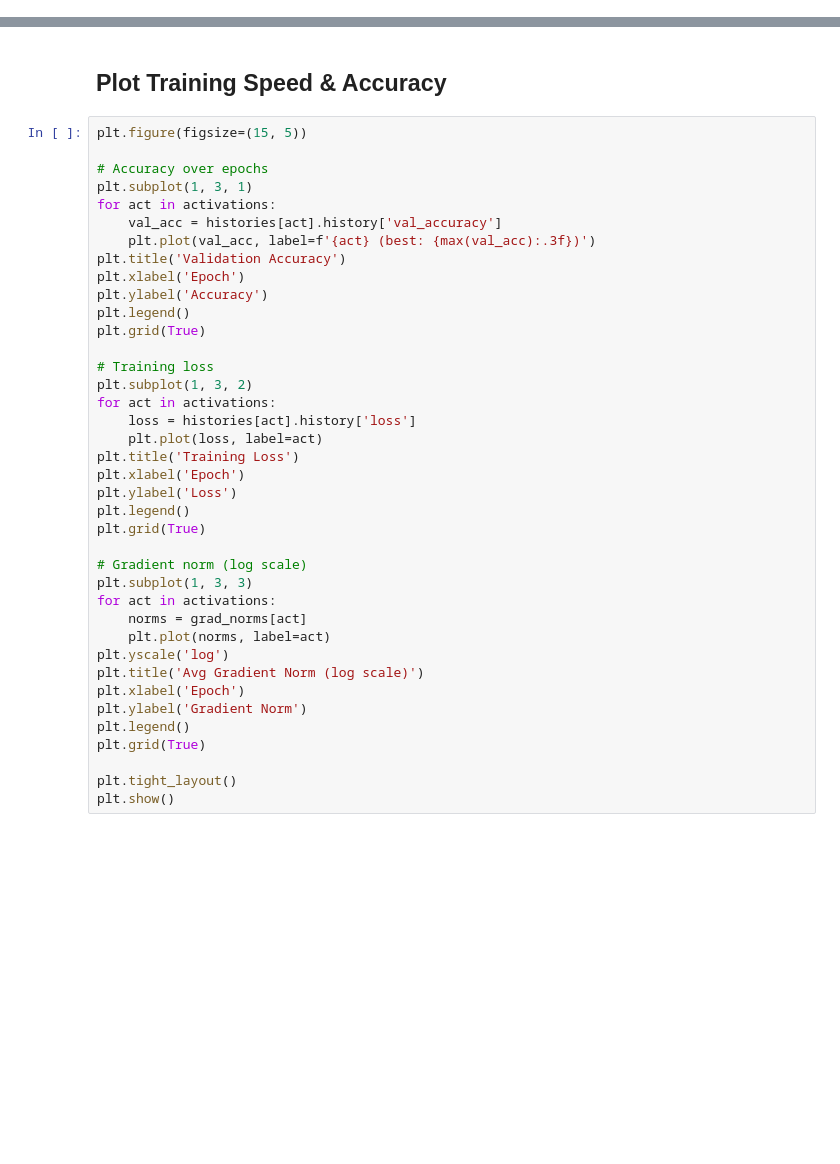
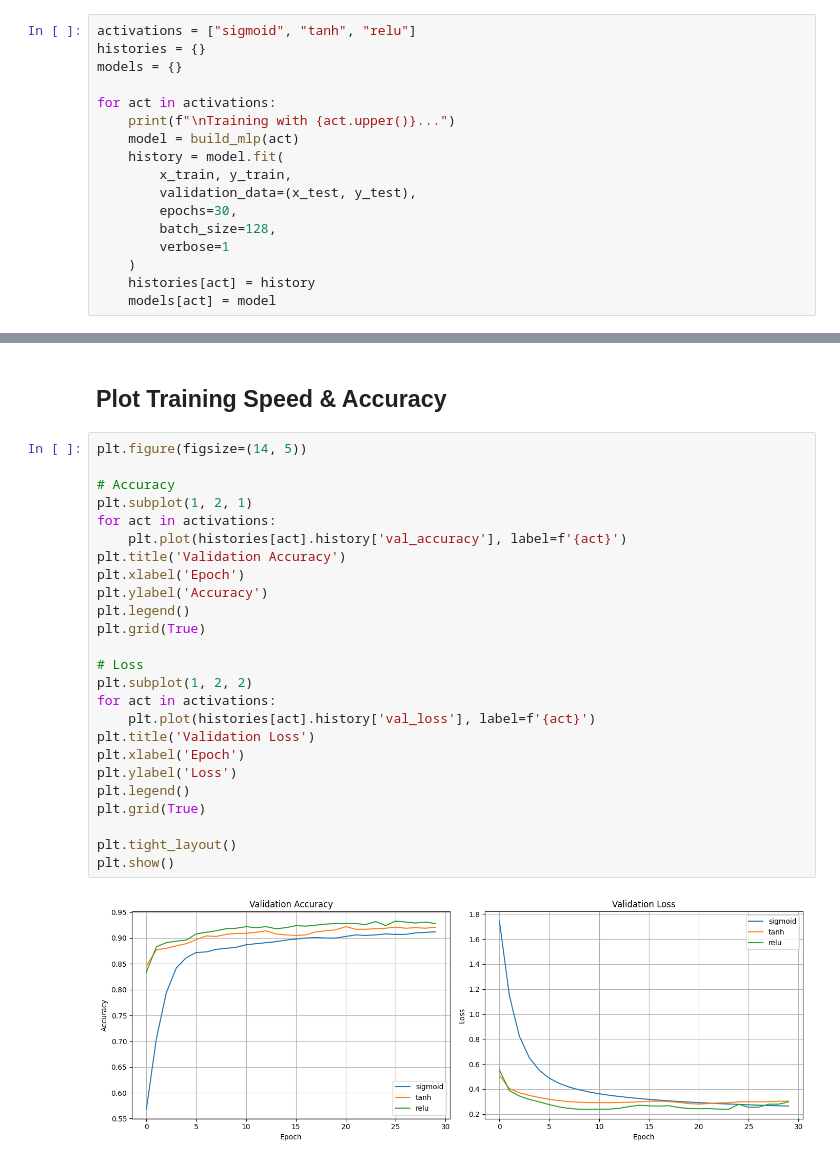
Before and after one commit to inclinedadarsh/dl-assignments, a Jupyter notebook: dl-4.ipynb, the cells around one changed output, grey strips where cells are left out. Cells and saved outputs as stored; diff of their text form; blank space fills up the shorter version.

```diff
--- a/dl-4.ipynb
+++ b/dl-4.ipynb
@@ -109,0 +54,17 @@ AttributeError: The layer sequential has never been called and thus has no defin
+# %%
+activations = ["sigmoid", "tanh", "relu"]
+histories = {}
+models = {}
+
+for act in activations:
+    print(f"\nTraining with {act.upper()}...")
+    model = build_mlp(act)
+    history = model.fit(
+        x_train, y_train,
+        validation_data=(x_test, y_test),
+        epochs=30,
+        batch_size=128,
+        verbose=1
+    )
+    histories[act] = history
+    models[act] = model
@@ -110,41 +91,29 @@ AttributeError: The layer sequential has never been called and thus has no defin
 # %% [markdown]
 ## Plot Training Speed & Accuracy
 # %%
-plt.figure(figsize=(15, 5))
+plt.figure(figsize=(14, 5))
 
-# Accuracy over epochs
-plt.subplot(1, 3, 1)
+# Accuracy
+plt.subplot(1, 2, 1)
 for act in activations:
-    val_acc = histories[act].history['val_accuracy']
-    plt.plot(val_acc, label=f'{act} (best: {max(val_acc):.3f})')
+    plt.plot(histories[act].history['val_accuracy'], label=f'{act}')
 plt.title('Validation Accuracy')
 plt.xlabel('Epoch')
 plt.ylabel('Accuracy')
 plt.legend()
 plt.grid(True)
 
-# Training loss
-plt.subplot(1, 3, 2)
+# Loss
+plt.subplot(1, 2, 2)
 for act in activations:
-    loss = histories[act].history['loss']
-    plt.plot(loss, label=act)
-plt.title('Training Loss')
+    plt.plot(histories[act].history['val_loss'], label=f'{act}')
+plt.title('Validation Loss')
 plt.xlabel('Epoch')
 plt.ylabel('Loss')
 plt.legend()
 plt.grid(True)
 
-# Gradient norm (log scale)
-plt.subplot(1, 3, 3)
-for act in activations:
-    norms = grad_norms[act]
-    plt.plot(norms, label=act)
-plt.yscale('log')
-plt.title('Avg Gradient Norm (log scale)')
-plt.xlabel('Epoch')
-plt.ylabel('Gradient Norm')
-plt.legend()
-plt.grid(True)
-
 plt.tight_layout()
 plt.show()
+# %% [output]
+[figure, added]
```
Also changed, not shown: parts of 15 cells of this notebook.
